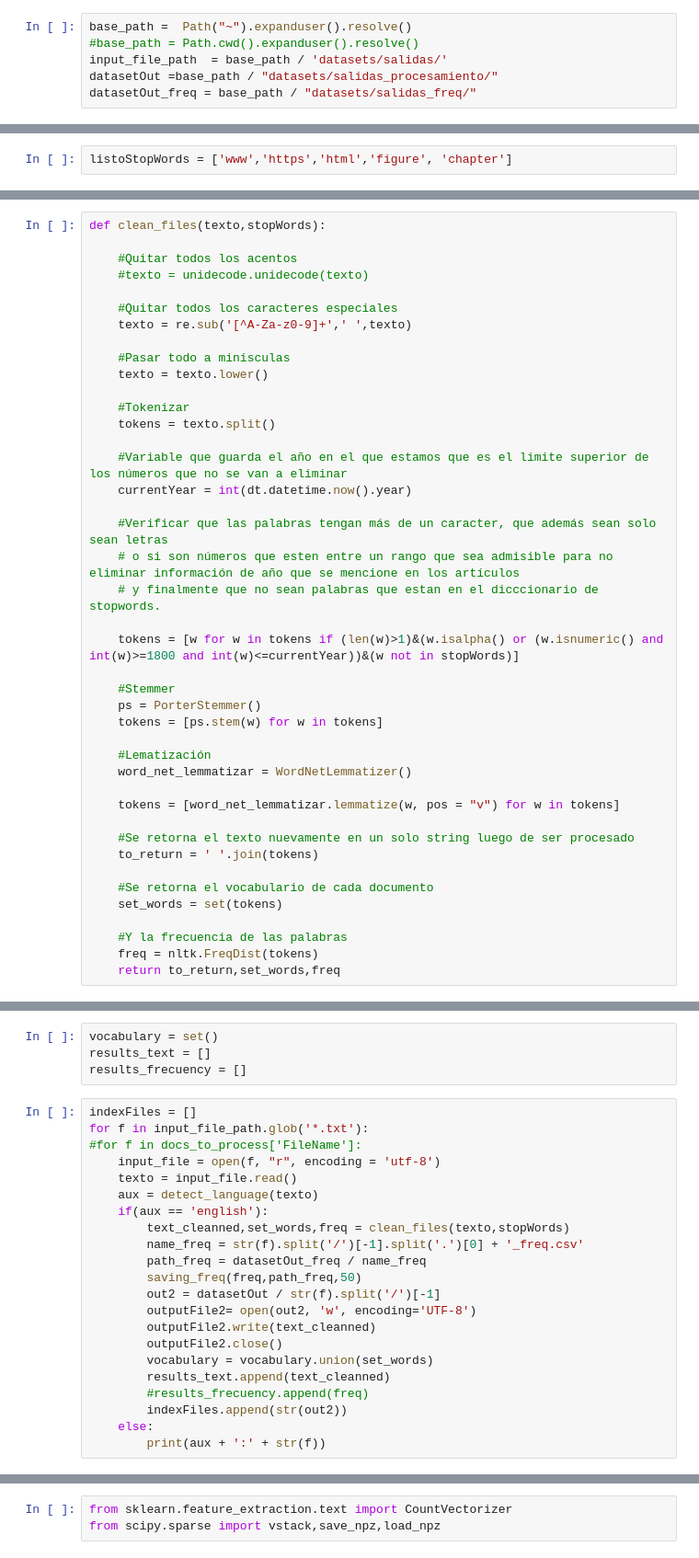
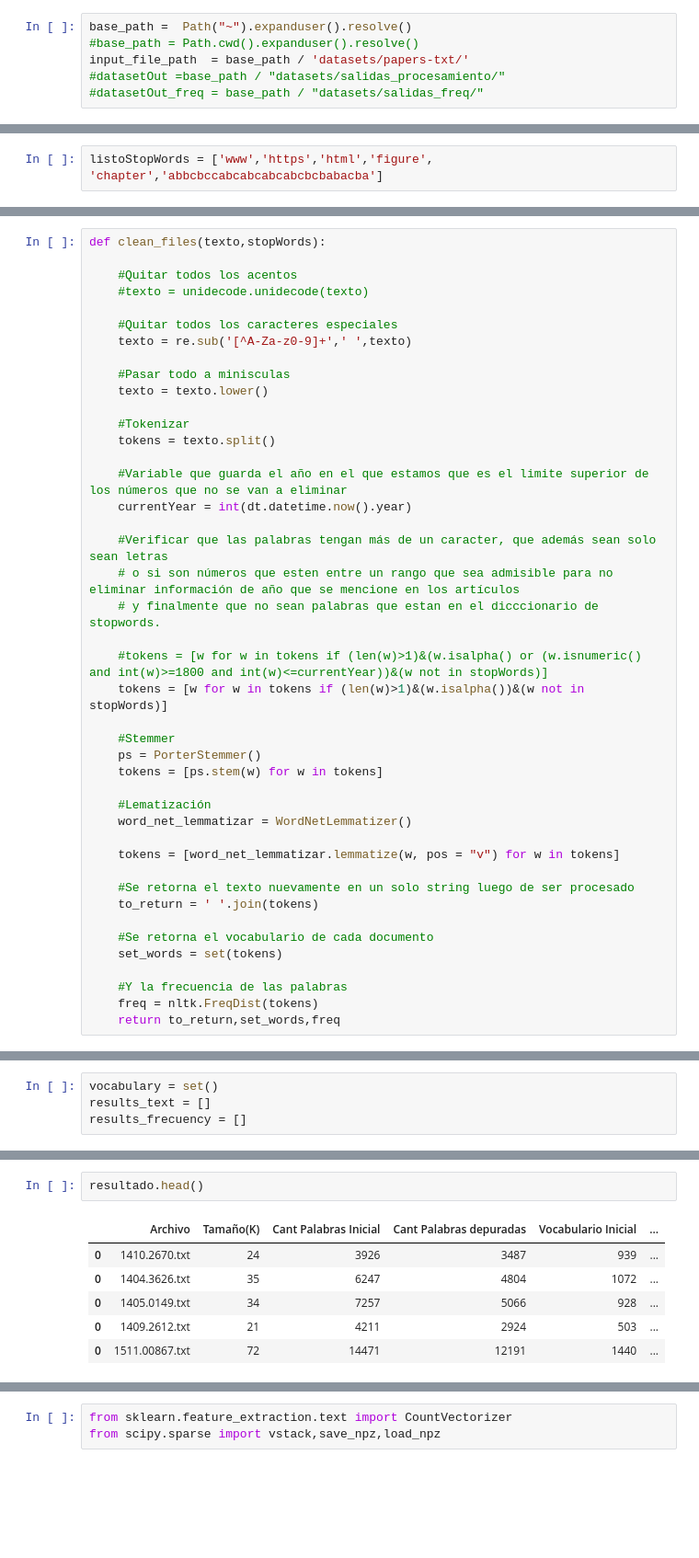
Before and after one commit to camilaMejia/proyectointegrador1, a Jupyter notebook: processing_data.ipynb, the cells around one changed output, grey strips where cells are left out. Shown at 92% size. Saved outputs shown, nothing was run; the diff lists cells and outputs as text; blank space fills up the shorter version.

```diff
--- a/processing_data.ipynb
+++ b/processing_data.ipynb
@@ -26,9 +29,9 @@ from nltk.corpus import *
 # %%
 base_path =  Path("~").expanduser().resolve()
 #base_path = Path.cwd().expanduser().resolve()
-input_file_path  = base_path / 'datasets/salidas/'
-datasetOut =base_path / "datasets/salidas_procesamiento/"
-datasetOut_freq = base_path / "datasets/salidas_freq/"
+input_file_path  = base_path / 'datasets/papers-txt/'
+#datasetOut =base_path / "datasets/salidas_procesamiento/"
+#datasetOut_freq = base_path / "datasets/salidas_freq/"
 # %%
 input_file_path
 # %% [output]
@@ -56,7 +94,7 @@ stopWords = stopwords.words('english')
 # %% [markdown]
 Palabras que considermos StopWords que no estan incluidas en el conjunto descargado:
 # %%
-listoStopWords = ['www','https','html','figure', 'chapter']
+listoStopWords = ['www','https','html','figure', 'chapter','abbcbccabcabcabcabcbcbabacba']
 # %% [markdown]
 Se añaden las palabras que consideramos al conjunto principal
 # %%
@@ -85,7 +125,8 @@ def clean_files(texto,stopWords):
     # o si son números que esten entre un rango que sea admisible para no eliminar información de año que se mencione en los artículos
     # y finalmente que no sean palabras que estan en el dicccionario de stopwords.
 
-    tokens = [w for w in tokens if (len(w)>1)&(w.isalpha() or (w.isnumeric() and int(w)>=1800 and int(w)<=currentYear))&(w not in stopWords)]
+    #tokens = [w for w in tokens if (len(w)>1)&(w.isalpha() or (w.isnumeric() and int(w)>=1800 and int(w)<=currentYear))&(w not in stopWords)]
+    tokens = [w for w in tokens if (len(w)>1)&(w.isalpha())&(w not in stopWords)]
 
     #Stemmer
     ps = PorterStemmer()
@@ -122,25 +156,3 @@ Inicialización de los conjuntos:
 vocabulary = set()
 results_text = []
 results_frecuency = []
-# %%
-indexFiles = []
-for f in input_file_path.glob('*.txt'):
-#for f in docs_to_process['FileName']:
-    input_file = open(f, "r", encoding = 'utf-8')
-    texto = input_file.read()
-    aux = detect_language(texto)
-    if(aux == 'english'):
-        text_cleanned,set_words,freq = clean_files(texto,stopWords)
-        name_freq = str(f).split('/')[-1].split('.')[0] + '_freq.csv'
-        path_freq = datasetOut_freq / name_freq
-        saving_freq(freq,path_freq,50)
-        out2 = datasetOut / str(f).split('/')[-1]
-        outputFile2= open(out2, 'w', encoding='UTF-8')
-        outputFile2.write(text_cleanned)
-        outputFile2.close()
-        vocabulary = vocabulary.union(set_words)
-        results_text.append(text_cleanned)
-        #results_frecuency.append(freq)
-        indexFiles.append(str(out2))
-    else:
-        print(aux + ':' + str(f))
@@ -149,3 +207,12 @@ german:/home/cmejia3/datasets/salidas/1508.02340.txt
+# %%
+resultado.head()
+# %% [output]
+|  | Archivo | Tamaño(K) | Cant Palabras Inicial | Cant Palabras depuradas | Vocabulario Inicial | ... |
+| 0 | 1410.2670.txt | 24 | 3926 | 3487 | 939 | ... |
+| 0 | 1404.3626.txt | 35 | 6247 | 4804 | 1072 | ... |
+| 0 | 1405.0149.txt | 34 | 7257 | 5066 | 928 | ... |
+| 0 | 1409.2612.txt | 21 | 4211 | 2924 | 503 | ... |
+| 0 | 1511.00867.txt | 72 | 14471 | 12191 | 1440 | ... |
 # %%
 len(vocabulary)
 # %% [output]
```
Also changed, not shown: parts of 22 cells of this notebook, 4 other files.
